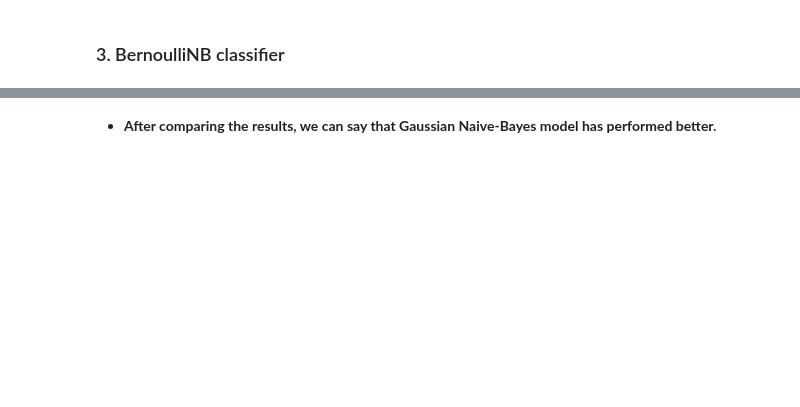
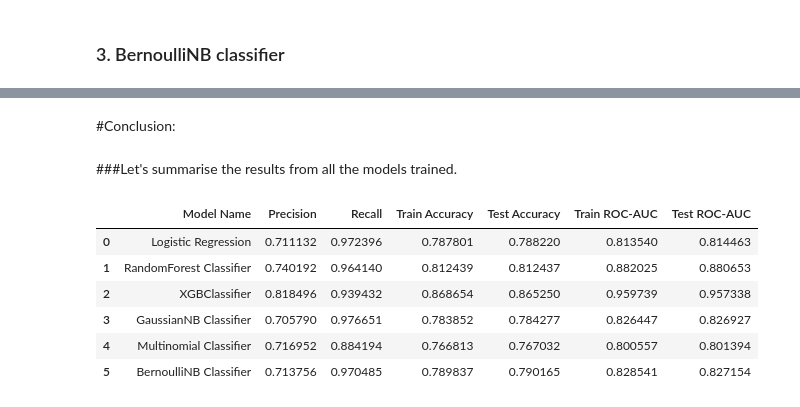
Before and after one commit to Aehteshaam-Shaikh/Health-Insurance-Cross-Sell-Prediction, a Jupyter notebook: Copy_of_HEALTH_INSURANCE_CROSS_SELL_PREDICTION.ipynb, the cells around one changed output, grey strips where cells are left out. Cells and saved outputs as stored; diff of their text form; code cells hidden in the pictures; blank space fills up the shorter version.

```diff
--- a/Copy_of_HEALTH_INSURANCE_CROSS_SELL_PREDICTION.ipynb
+++ b/Copy_of_HEALTH_INSURANCE_CROSS_SELL_PREDICTION.ipynb
@@ -721,4 +746,0 @@ Test Accuracy: 78.76%
-# %%
-# Get the roc_auc score for train and test dataset
-lr_train_auc = roc_auc_score(y_train_sm,pred_train)
-lr_test_auc = roc_auc_score(y_test_sm,pred_test)
@@ -841,0 +916,13 @@ print(confusion_matrix(y_test_sm,test_preds_mn))
+# %%
+train_acc_mn = accuracy_score(y_train_sm, train_preds_mn)
+print("Train Accuracy: {:.2f}%".format(train_acc_nb * 100))
+
+test_acc_mn = accuracy_score(y_test_sm, test_preds_mn)
+print("Test Accuracy: {:.2f}%".format(test_acc_nb * 100))
+
+
+
+mn_precision = precision_score(y_test_sm, test_preds_mn)
+mn_recall = recall_score(y_test_sm, test_preds_mn)
+print("Precision:",(mn_precision))
+print("Recall:",(mn_recall))
@@ -888,0 +981,13 @@ print(confusion_matrix(y_test_sm,test_preds_bn))
+# %%
+train_acc_bn = accuracy_score(y_train_sm, train_preds_bn)
+print("Train Accuracy: {:.2f}%".format(train_acc_nb * 100))
+
+test_acc_bn = accuracy_score(y_test_sm, test_preds_bn)
+print("Test Accuracy: {:.2f}%".format(test_acc_nb * 100))
+
+
+
+bn_precision = precision_score(y_test_sm, test_preds_bn)
+bn_recall = recall_score(y_test_sm, test_preds_bn)
+print("Precision:",(bn_precision))
+print("Recall:",(bn_recall))
@@ -920,2 +1030,23 @@ Test AUC: 0.8190898079791521
-# %% [markdown]
-* **After comparing the results, we can say that Gaussian Naive-Bayes model has performed better.**
+# %% [markdown]
+#Conclusion:
+# %% [markdown]
+###Let's summarise the results from all the models trained.
+# %%
+Results = pd.DataFrame()
+Results['Model Name'] = ['Logistic Regression','RandomForest Classifier','XGBClassifier','GaussianNB Classifier',
+                         'Multinomial Classifier','BernoulliNB Classifier']
+Results['Precision'] = [lr_precision,rf_precision,xgb_precision,nb_precision,mn_precision,bn_precision]
+Results['Recall'] = [lr_recall,rf_recall,xgb_recall,nb_recall,mn_recall,bn_recall]
+Results['Train Accuracy'] = [train_acc,train_accuracy,train_acc_xgb,train_acc_nb,train_acc_mn,train_acc_bn]
+Results['Test Accuracy'] = [test_acc,test_accuracy,test_acc_xgb,test_acc_nb,test_acc_mn,test_acc_bn]
+Results['Train ROC-AUC'] = [lr_train_auc,train_auc,xgb_auc_train,nb_auc_train,mn_auc_train,bn_auc_train]
+Results['Test ROC-AUC'] = [lr_test_auc,test_auc,xgb_auc_test,nb_auc_test,mn_auc_test,bn_auc_test]
+Results
+# %% [output]
+|  | Model Name | Precision | Recall | Train Accuracy | Test Accuracy | Train ROC-AUC | Test ROC-AUC |
+| 0 | Logistic Regression | 0.711132 | 0.972396 | 0.787801 | 0.788220 | 0.813540 | 0.814463 |
+| 1 | RandomForest Classifier | 0.740192 | 0.964140 | 0.812439 | 0.812437 | 0.882025 | 0.880653 |
+| 2 | XGBClassifier | 0.818496 | 0.939432 | 0.868654 | 0.865250 | 0.959739 | 0.957338 |
+| 3 | GaussianNB Classifier | 0.705790 | 0.976651 | 0.783852 | 0.784277 | 0.826447 | 0.826927 |
+| 4 | Multinomial Classifier | 0.716952 | 0.884194 | 0.766813 | 0.767032 | 0.800557 | 0.801394 |
+| 5 | BernoulliNB Classifier | 0.713756 | 0.970485 | 0.789837 | 0.790165 | 0.828541 | 0.827154 |
```
Also changed, not shown: parts of 41 cells of this notebook.
